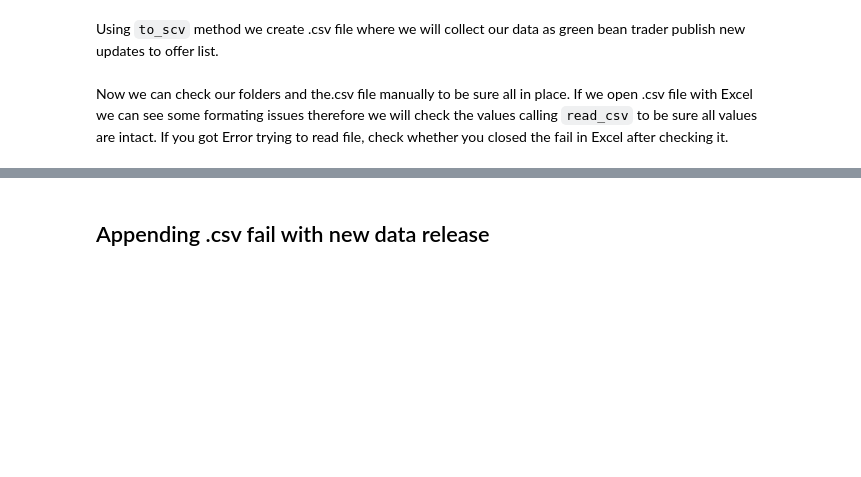
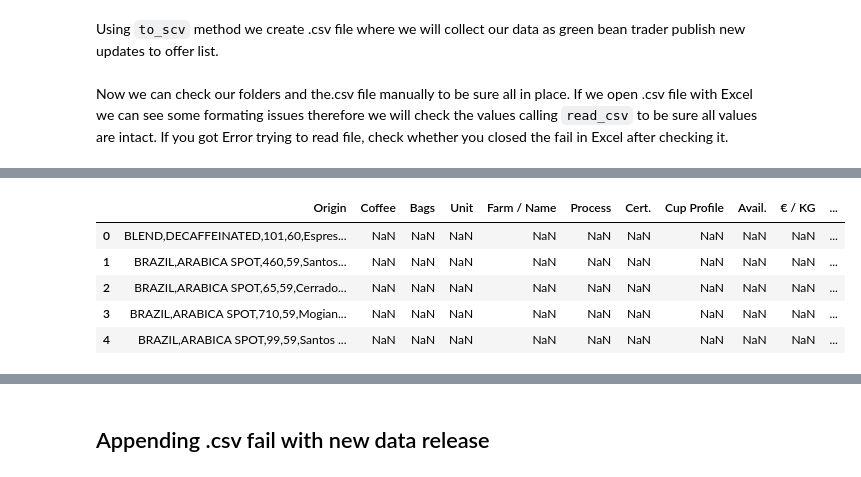
Before and after one commit to yana-d/green-bean-price-tracker, a Jupyter notebook: green-bean-price-tracker.ipynb, the cells around one changed output, grey strips where cells are left out. Saved outputs shown, nothing was run; the diff lists cells and outputs as text; code cells hidden in the pictures; blank space fills up the shorter version.

```diff
--- a/green-bean-price-tracker.ipynb
+++ b/green-bean-price-tracker.ipynb
@@ -326,0 +401,10 @@ pd.read_csv('scraped-data/rehm-offer-list.csv')
+# %%
+df_read_twentyeight = pd.read_csv('scraped-data/rehm-offer-list-28.04.2021.csv', sep=',' ,  index_col=False)
+df_read_twentyeight.head()
+# %% [output]
+|  | Origin | Coffee | Bags | Unit | Farm / Name | Process | Cert. | Cup Profile | Avail. | € / KG | ... |
+| 0 | BLEND,DECAFFEINATED,101,60,Espres... | NaN | NaN | NaN | NaN | NaN | NaN | NaN | NaN | NaN | ... |
+| 1 | BRAZIL,ARABICA SPOT,460,59,Santos... | NaN | NaN | NaN | NaN | NaN | NaN | NaN | NaN | NaN | ... |
+| 2 | BRAZIL,ARABICA SPOT,65,59,Cerrado... | NaN | NaN | NaN | NaN | NaN | NaN | NaN | NaN | NaN | ... |
+| 3 | BRAZIL,ARABICA SPOT,710,59,Mogian... | NaN | NaN | NaN | NaN | NaN | NaN | NaN | NaN | NaN | ... |
+| 4 | BRAZIL,ARABICA SPOT,99,59,Santos ... | NaN | NaN | NaN | NaN | NaN | NaN | NaN | NaN | NaN | ... |
```
Also changed, not shown: parts of 46 cells of this notebook, 6 other files.
